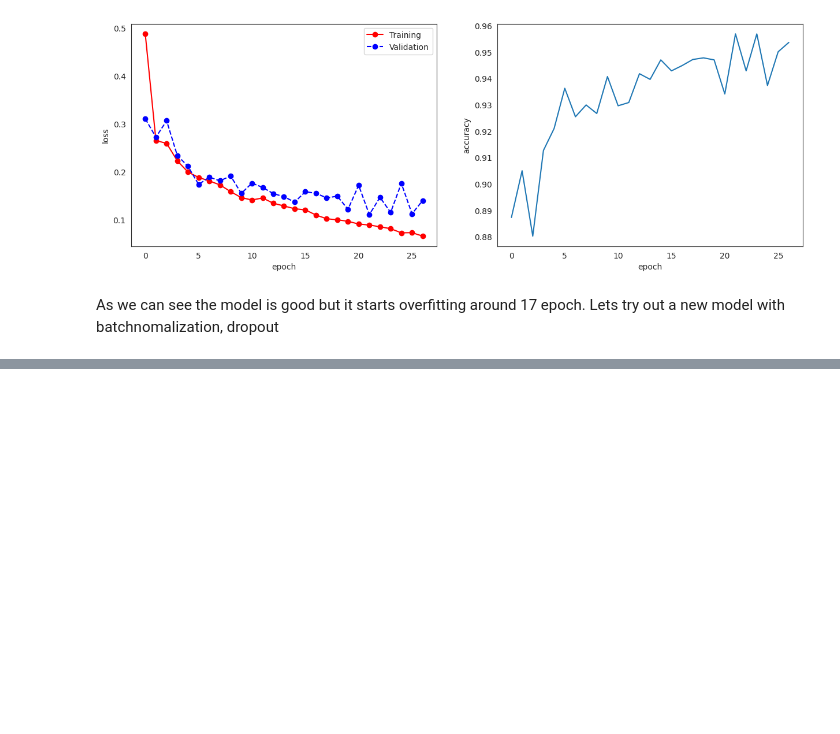
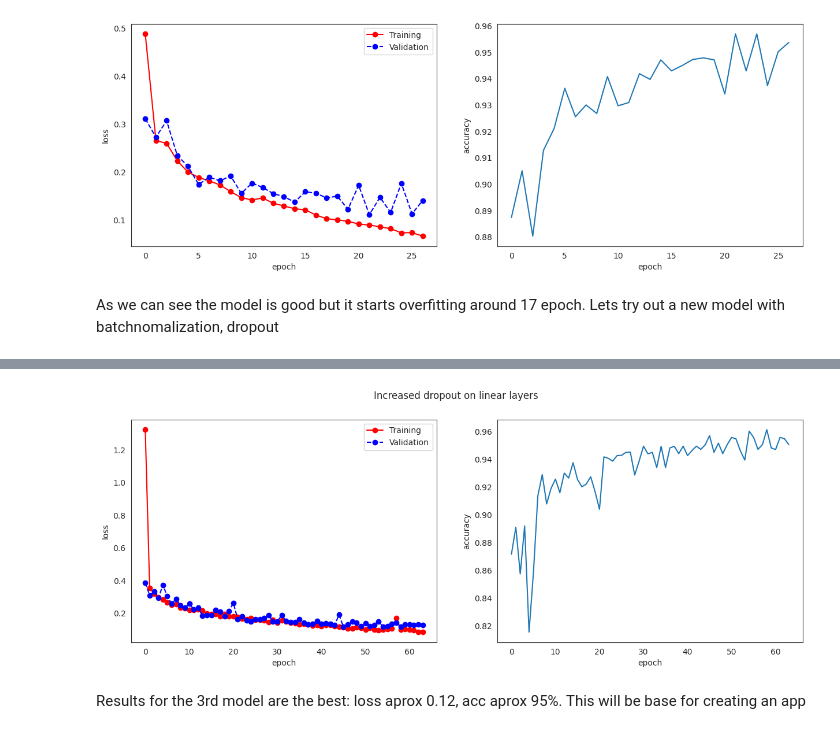
Before and after one commit to gitMiodek/lungs-disease-classification-app, a Jupyter notebook: X_ray_images_classification.ipynb, the cells around one changed output, grey strips where cells are left out. Cells and saved outputs as stored; diff of their text form; code cells hidden in the pictures; blank space fills up the shorter version.

```diff
--- a/X_ray_images_classification.ipynb
+++ b/X_ray_images_classification.ipynb
@@ -772,6 +794,8 @@ class ModelDropoutNorm(GeneralSteps):
         return self.network(xb)
 # %%
 model2 = ModelDropoutNorm()
+# %%
+model3 = ModelDropoutNorm()
 # %%
 to_device(model2, DEVICE)
 # %% [output]
@@ -800,0 +883,3 @@ OutOfMemoryError: CUDA out of memory. Tried to allocate 128.00 MiB (GPU 0; 5.79
+# %%
+history_model_3 = fit(epochs=num_epochs, model=model3, lr=lr, train_loader=train_loader,
+                      val_loader=val_loader, opt_func=opt_func)
@@ -800,0 +904,20 @@ OutOfMemoryError: CUDA out of memory. Tried to allocate 128.00 MiB (GPU 0; 5.79
+# %%
+train_3 = [x['train_loss'] for x in history_model_3]
+val_3 = [x['val_loss'] for x in history_model_3]
+acc_3 = [x['val_acc'] for x in history_model_3]
+# %%
+fig, ax = plt.subplots(ncols=2, nrows=1, figsize=(15,5))
+plt.suptitle("Increased dropout on linear layers")
+ax[0].plot(train_3, '-ro')
+ax[0].plot(val_3, '--bo')
+ax[0].set_xlabel('epoch')
+ax[0].set_ylabel('loss')
+ax[0].legend(['Training', 'Validation'])
+ax[1].plot(acc_3)
+ax[1].set_xlabel('epoch')
+ax[1].set_ylabel('accuracy')
+plt.show()
+# %% [output]
+[figure, added]
+# %% [markdown]
+Results for the 3rd model are the best: loss aprox 0.12, acc aprox 95%. This will be base for creating an app
```
Also changed, not shown: parts of 15 cells of this notebook.
